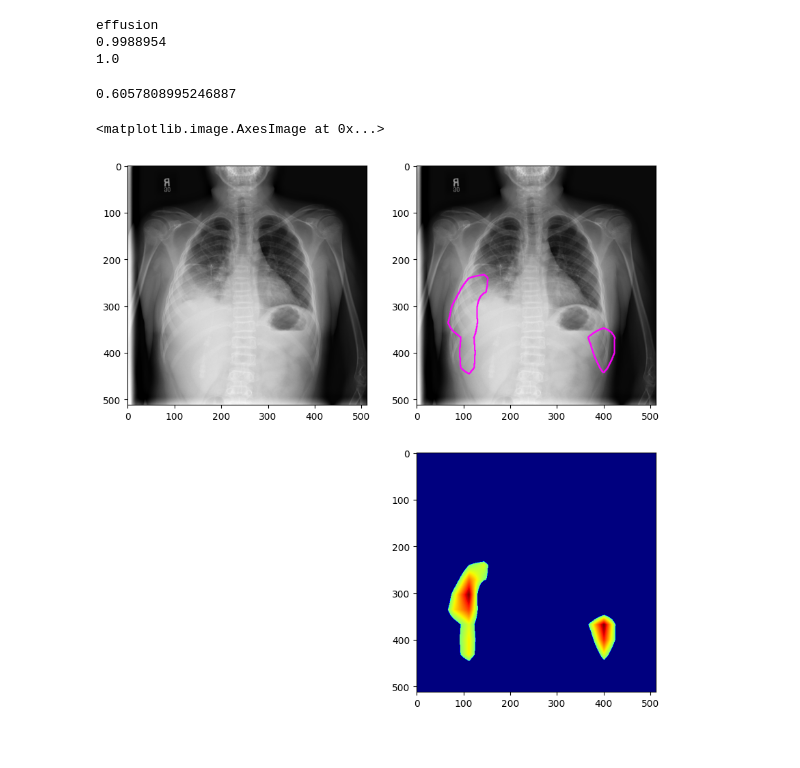
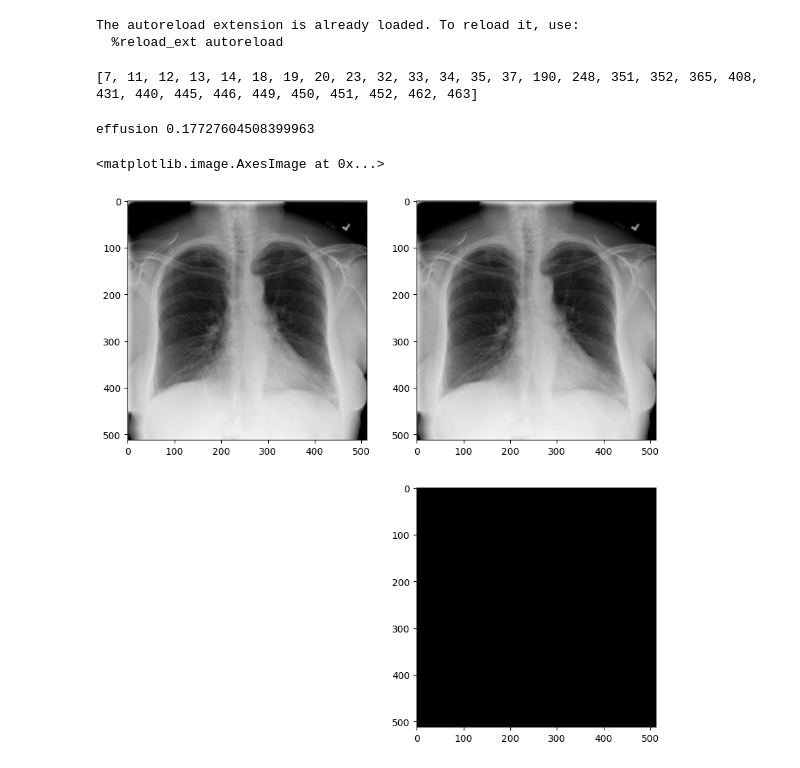
Before and after one commit to LEEMOARE/GOAT_41, a Jupyter notebook: examples/infer-02.ipynb, the cells around one changed output. Drawn from its saved outputs; the diff is of its cells as text; code cells hidden in the pictures.

```diff
--- a/examples/infer-02.ipynb
+++ b/examples/infer-02.ipynb
@@ -4,10 +4,17 @@
 %config Completer.use_jedi = False
 
 import sys,cv2,copy
+from tqdm import tqdm
 sys.path.append('/opt/goat_41') # change this to the path of the 'goat_41'
 from matplotlib import pyplot as plt
 
 import numpy as np
 from src.componenets.nih import NIH
+from infer_pleural_effusion import PleuralEffusion
+
 root = '/data1/pxi-dataset/cxr/public/nih/image_v1_1024' # change this to the path of the NIH dataset
-nihset = NIH(root, 'test', image_size=512)
+nihtrain = NIH(root, 'train', image_size=512)
+nihset = NIH(root, 'val', image_size=512)
+# %% [output]
+The autoreload extension is already loaded. To reload it, use:
+  %reload_ext autoreload
@@ -17,8 +20,0 @@ model = PleuralEffusion()
-# %%
-dummy = nihset[1895]
-print(dummy['label_name'])
-output = model.run(dummy['path'])
-# %% [output]
-effusion
-0.9988954
-1.0
@@ -25,14 +43,20 @@ effusion
+# %%
+print(idxs_pleu[:30])
+model_atel = PleuralEffusion(weights='../resnet50_1_12.pth', device=0)
+# %% [output]
+[7, 11, 12, 13, 14, 18, 19, 20, 23, 32, 33, 34, 35, 37, 190, 248, 351, 352, 365, 408, 431, 440, 445, 446, 449, 450, 451, 452, 462, 463]
 # %%
-print(output['probabilty'])
-
+idx = 446
+output = model_atel.run(nihset[idx]['path'])
+print(nihset[idx]['label_name'], output['probabilty'])
 plt.figure(figsize=(10,10))
 plt.subplot(2,2,1)
 plt.imshow(output['image'])
 plt.subplot(2,2,2)
 plt.imshow(output['overlay_image'], cmap='jet')
 plt.subplot(2,2,4)
 plt.imshow(output['processed_activation_map'], cmap='jet')
 # %% [output]
-0.6057808995246887
+effusion 0.17727604508399963
 <matplotlib.image.AxesImage at 0x...>
-[figure, old version]
+[figure, new version]
```
Also changed, not shown: parts of 15 cells of this notebook, 3 other files.
